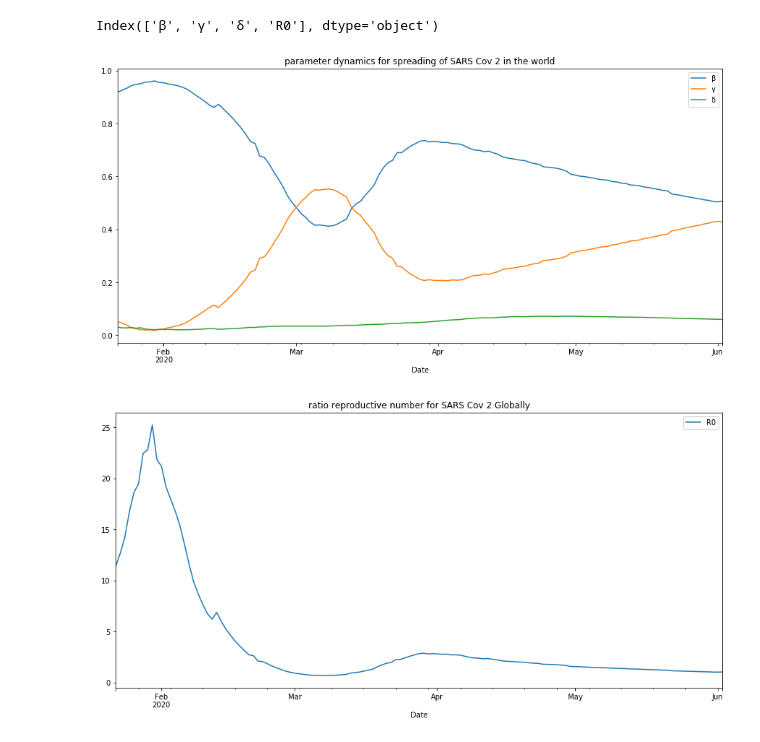
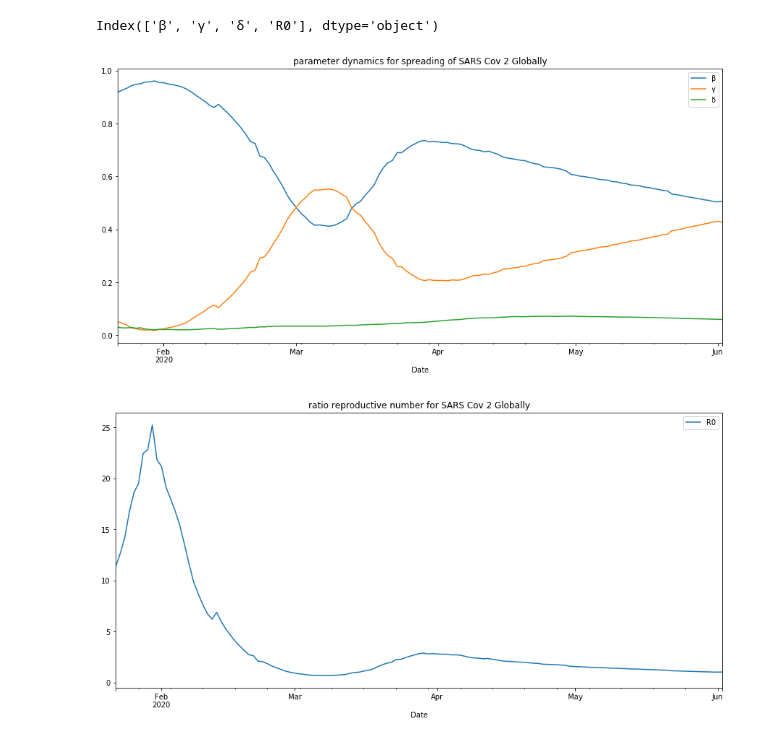
Before and after one commit to codebrain001/COVID19-forecasting-with-fbprophet, a Jupyter notebook: notebooks/Dask.ipynb, the cells around one changed output. Cells and saved outputs as stored; diff of their text form; code cells hidden in the pictures.

```diff
--- a/notebooks/Dask.ipynb
+++ b/notebooks/Dask.ipynb
@@ -334,9 +329,9 @@ Index(['β', 'γ', 'δ', 'R0'], dtype='object')
 # %%
 parameter_dynamic[['\u03B2', '\u03B3', '\u03B4']].plot(figsize=(15,7))
 plt.legend(loc='best')
-plt.title('parameter dynamics for spreading of SARS Cov 2 in the world');
+plt.title('parameter dynamics for spreading of SARS Cov 2 Globally');
 # %% [output]
-[figure, old version]
+[figure, new version]
 # %%
 # Plot R0
 parameter_dynamic['R0'].plot(figsize=(15,7))
```
Also changed, not shown: parts of 7 cells of this notebook, 2 other files.
